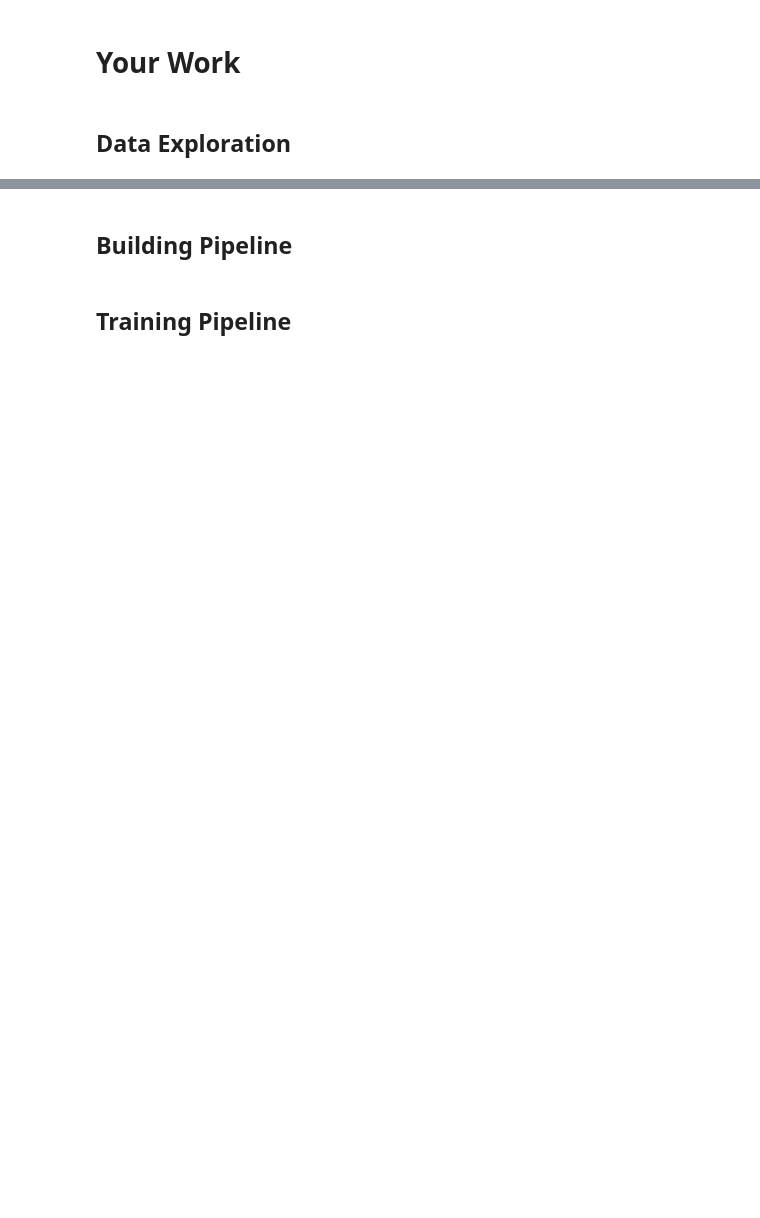
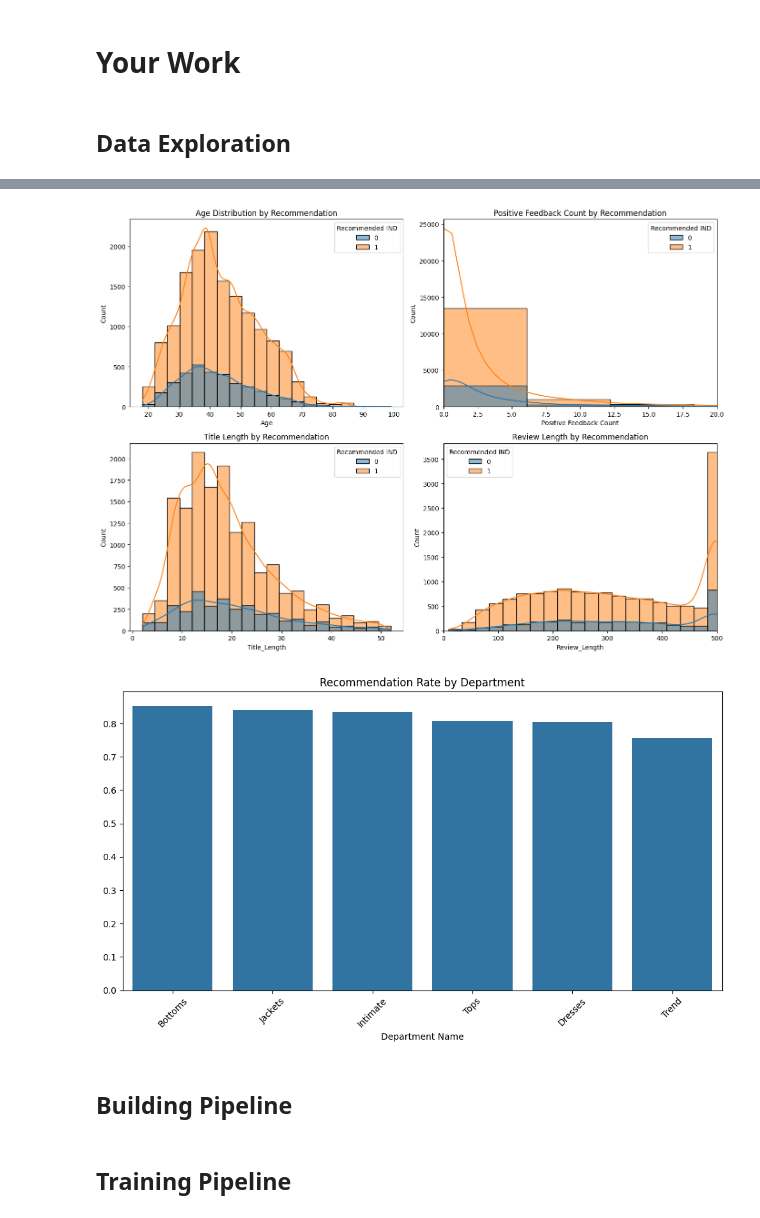
Before and after one commit to TiaZhang92/3rd-nano-dsnd-pipelines-project, a Jupyter notebook: starter/starter.ipynb, the cells around one changed output, grey strips where cells are left out. Drawn from its saved outputs; the diff is of its cells as text; code cells hidden in the pictures; blank space fills up the shorter version.

```diff
--- a/starter/starter.ipynb
+++ b/starter/starter.ipynb
@@ -71,3 +103,73 @@ X_train, X_test, y_train, y_test = train_test_split(
 # Your Work
 # %% [markdown]
 ## Data Exploration
+# %%
+# Check basic statistics and distributions
+print("Dataset shape:", df.shape)
+print("\nTarget distribution:")
+print(df['Recommended IND'].value_counts(normalize=True))
+
+# Check the unique values in categorical columns
+print("\nNumber of unique Clothing IDs:", df['Clothing ID'].nunique())
+print("Number of unique Division Names:", df['Division Name'].nunique())
+print("Unique Division Names:", df['Division Name'].unique())
+print("Number of unique Department Names:", df['Department Name'].nunique())
+print("Unique Department Names:", df['Department Name'].unique())
+print("Number of unique Class Names:", df['Class Name'].nunique())
+
+# Explore numerical features
+print("\nAge statistics:")
+print(df['Age'].describe())
+print("\nPositive Feedback Count statistics:")
+print(df['Positive Feedback Count'].describe())
+
+# Text length exploration
+df['Title_Length'] = df['Title'].apply(len)
+df['Review_Length'] = df['Review Text'].apply(len)
+print("\nTitle length statistics:")
+print(df['Title_Length'].describe())
+print("\nReview length statistics:")
+print(df['Review_Length'].describe())
+
+# Visualize the distributions
+import matplotlib.pyplot as plt
+import seaborn as sns
+
+plt.figure(figsize=(14, 10))
+
+# Age distribution
+plt.subplot(2, 2, 1)
+sns.histplot(data=df, x='Age', hue='Recommended IND', bins=20, kde=True)
+plt.title('Age Distribution by Recommendation')
+
+# Positive Feedback distribution
+plt.subplot(2, 2, 2)
+sns.histplot(data=df, x='Positive Feedback Count', hue='Recommended IND', bins=20, kde=True)
+plt.title('Positive Feedback Count by Recommendation')
+plt.xlim(0, 20)  # Limiting x-axis to see the distribution better
+
+# Text length distributions
+plt.subplot(2, 2, 3)
+sns.histplot(data=df, x='Title_Length', hue='Recommended IND', bins=20, kde=True)
+plt.title('Title Length by Recommendation')
+
+plt.subplot(2, 2, 4)
+sns.histplot(data=df, x='Review_Length', hue='Recommended IND', bins=20, kde=True)
+plt.title('Review Length by Recommendation')
+plt.xlim(0, 500)  # Limiting x-axis to see the distribution better
+
+plt.tight_layout()
+plt.show()
+
+# Department-wise recommendation rate
+plt.figure(figsize=(10, 6))
+dept_rec_rate = df.groupby('Department Name')['Recommended IND'].mean().sort_values(ascending=False)
+sns.barplot(x=dept_rec_rate.index, y=dept_rec_rate.values)
+plt.title('Recommendation Rate by Department')
+plt.xticks(rotation=45)
+plt.tight_layout()
+plt.show()
+
+# Drop the temporary columns we created for exploration
+df.drop(['Title_Length', 'Review_Length'], axis=1, inplace=True)
+# %% [output]
@@ -74,2 +193,4 @@ X_train, X_test, y_train, y_test = train_test_split(
+[figure, added]
+[figure, added]
 # %% [markdown]
 ## Building Pipeline
```
Also changed, not shown: parts of 15 cells of this notebook.
